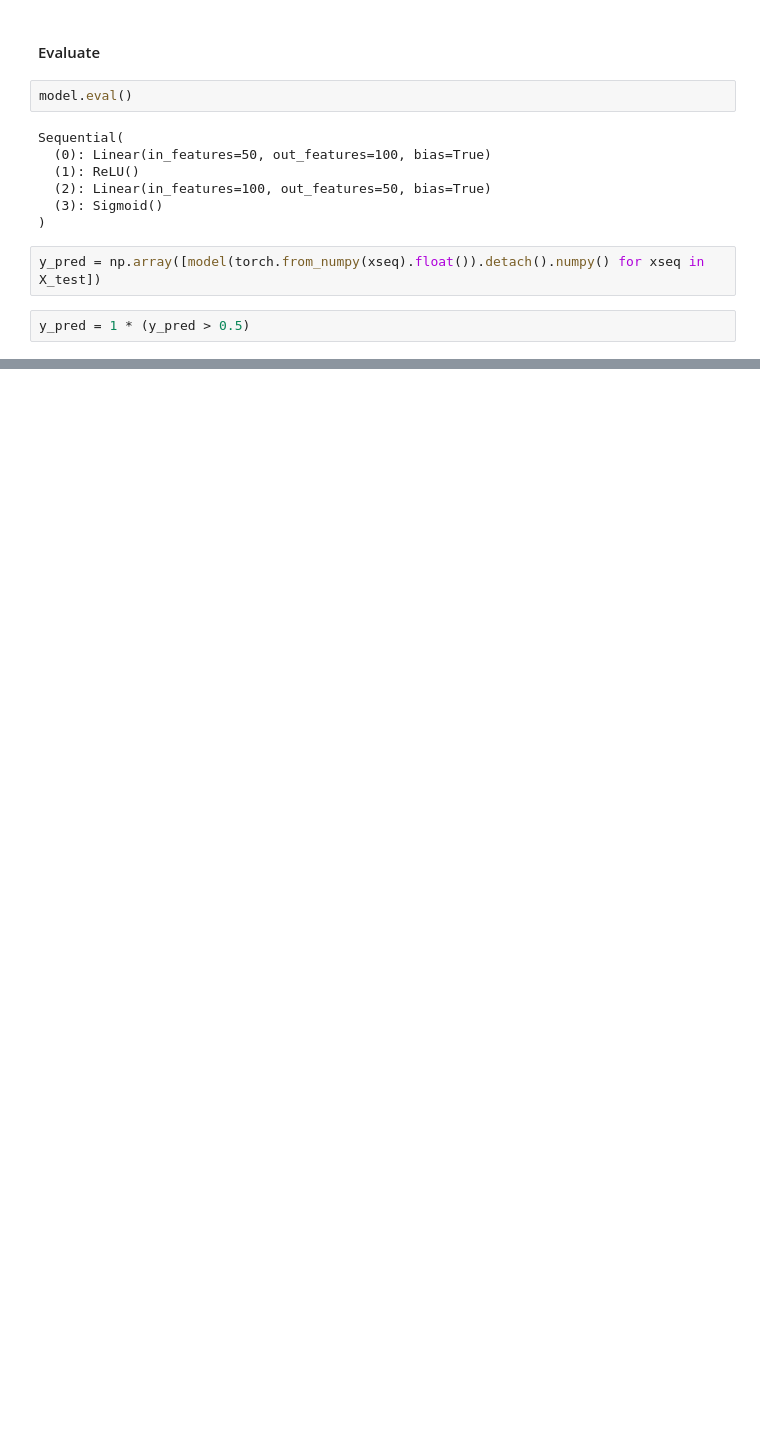
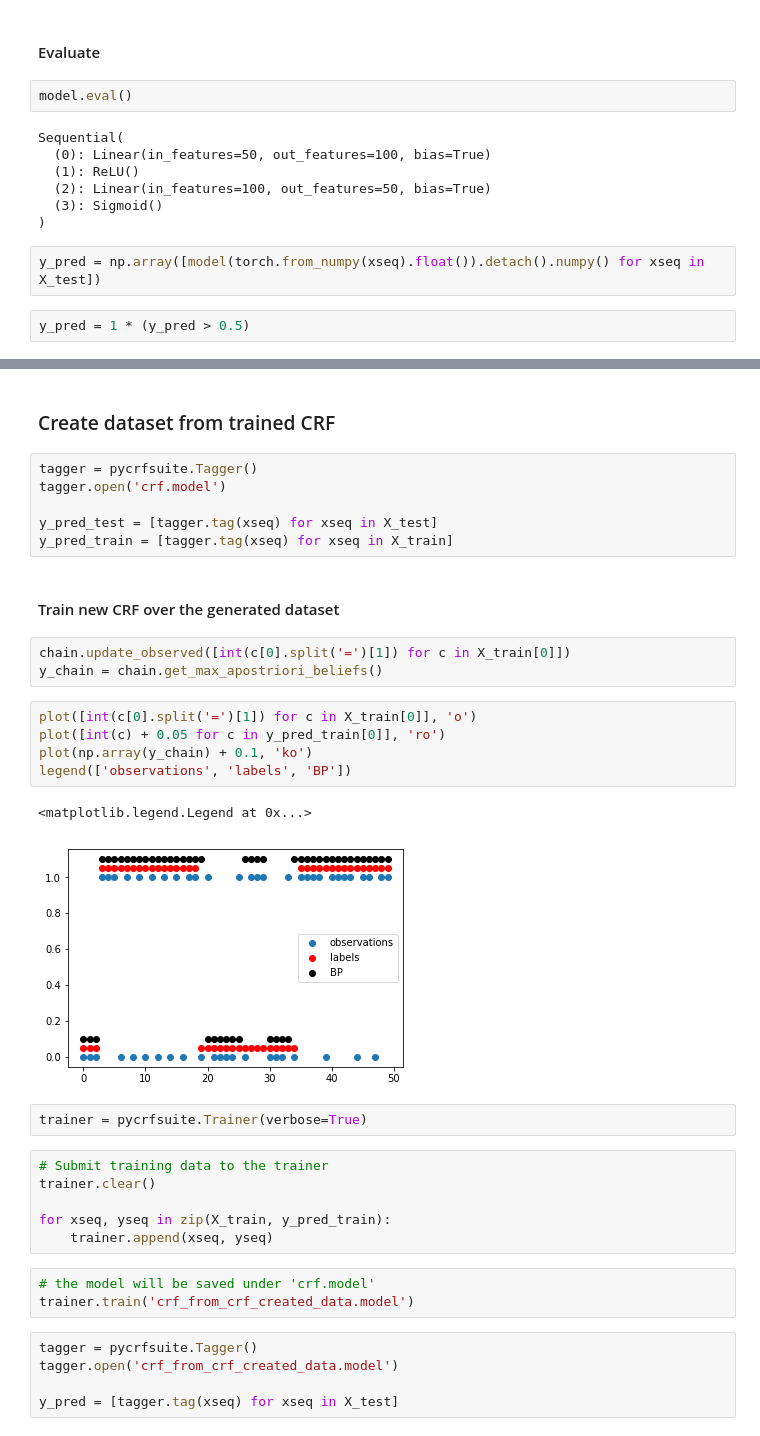
Before and after one commit to shaharazulay/hidden-markov-models, a Jupyter notebook: hmm/test.ipynb, the cells around one changed output, grey strips where cells are left out. Drawn from its saved outputs; the diff is of its cells as text; blank space fills up the shorter version.

Commit message:
full notebook with sklear CRF wrapper and open-source Viterbi

```diff
--- a/hmm/test.ipynb
+++ b/hmm/test.ipynb
@@ -297,0 +484,37 @@ weighted avg       0.92      0.92      0.92    100000
+# %% [markdown]
+### Create dataset from trained CRF
+# %%
+tagger = pycrfsuite.Tagger()
+tagger.open('crf.model')
+
+y_pred_test = [tagger.tag(xseq) for xseq in X_test]
+y_pred_train = [tagger.tag(xseq) for xseq in X_train]
+# %% [markdown]
+#### Train new CRF over the generated dataset
+# %%
+chain.update_observed([int(c[0].split('=')[1]) for c in X_train[0]])
+y_chain = chain.get_max_apostriori_beliefs()
+# %%
+plot([int(c[0].split('=')[1]) for c in X_train[0]], 'o')
+plot([int(c) + 0.05 for c in y_pred_train[0]], 'ro')
+plot(np.array(y_chain) + 0.1, 'ko')
+legend(['observations', 'labels', 'BP'])
+# %% [output]
+<matplotlib.legend.Legend at 0x...>
+[figure, added]
+# %%
+trainer = pycrfsuite.Trainer(verbose=True)
+# %%
+# Submit training data to the trainer
+trainer.clear()
+
+for xseq, yseq in zip(X_train, y_pred_train):
+    trainer.append(xseq, yseq)
+# %%
+# the model will be saved under 'crf.model'
+trainer.train('crf_from_crf_created_data.model')
+# %%
+tagger = pycrfsuite.Tagger()
+tagger.open('crf_from_crf_created_data.model')
+
+y_pred = [tagger.tag(xseq) for xseq in X_test]
```
Also changed, not shown: parts of 49 cells of this notebook.
